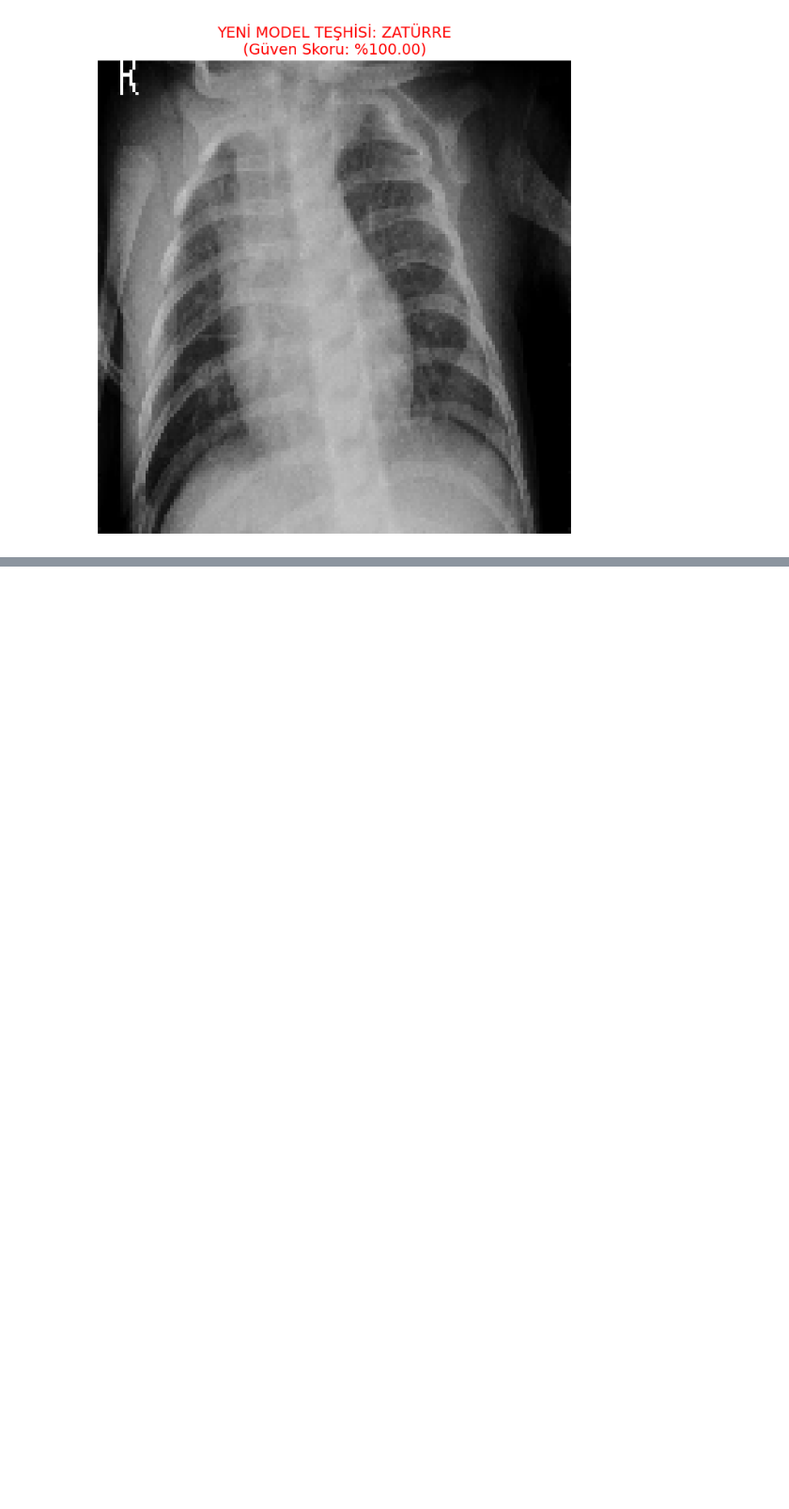
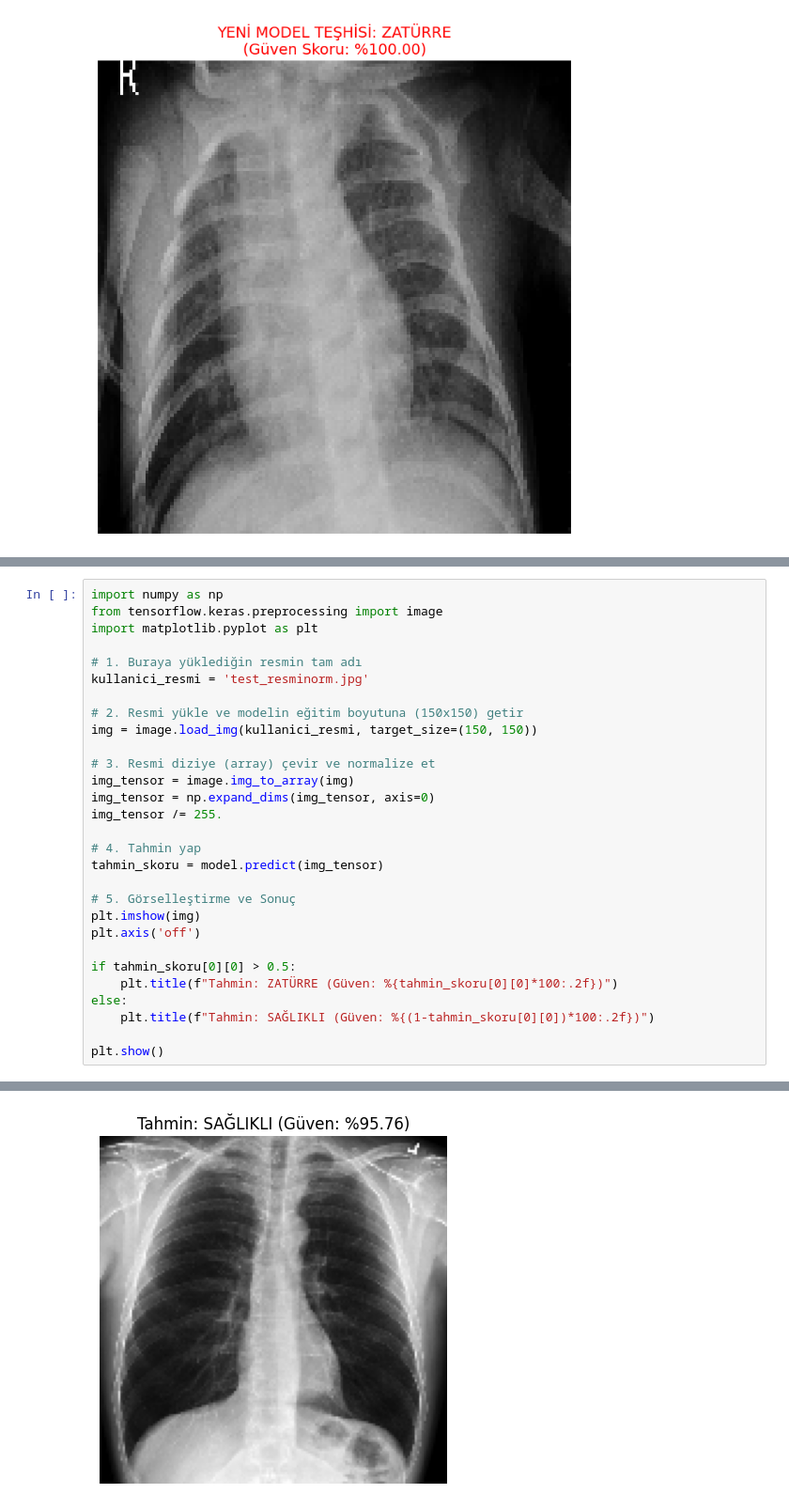
Before and after one commit to volvox09/Pneumonia-Detection-AI, a Jupyter notebook: Zaturre_Tespit_Projesi.ipynb, the cells around one changed output, grey strips where cells are left out. Shown at 94% size. Cells and saved outputs as stored; diff of their text form; blank space fills up the shorter version.

```diff
--- a/Zaturre_Tespit_Projesi.ipynb
+++ b/Zaturre_Tespit_Projesi.ipynb
@@ -301,0 +334,30 @@ WARNING:absl:You are saving your model as an HDF5 file via `model.save()` or `ke
+# %%
+import numpy as np
+from tensorflow.keras.preprocessing import image
+import matplotlib.pyplot as plt
+
+# 1. Buraya yüklediğin resmin tam adı
+kullanici_resmi = 'test_resminorm.jpg'
+
+# 2. Resmi yükle ve modelin eğitim boyutuna (150x150) getir
+img = image.load_img(kullanici_resmi, target_size=(150, 150))
+
+# 3. Resmi diziye (array) çevir ve normalize et
+img_tensor = image.img_to_array(img)
+img_tensor = np.expand_dims(img_tensor, axis=0)
+img_tensor /= 255.
+
+# 4. Tahmin yap
+tahmin_skoru = model.predict(img_tensor)
+
+# 5. Görselleştirme ve Sonuç
+plt.imshow(img)
+plt.axis('off')
+
+if tahmin_skoru[0][0] > 0.5:
+    plt.title(f"Tahmin: ZATÜRRE (Güven: %{tahmin_skoru[0][0]*100:.2f})")
+else:
+    plt.title(f"Tahmin: SAĞLIKLI (Güven: %{(1-tahmin_skoru[0][0])*100:.2f})")
+
+plt.show()
+# %% [output]
@@ -301,0 +365 @@ WARNING:absl:You are saving your model as an HDF5 file via `model.save()` or `ke
+[figure, added]
```
Also changed, not shown: parts of 5 cells of this notebook.
